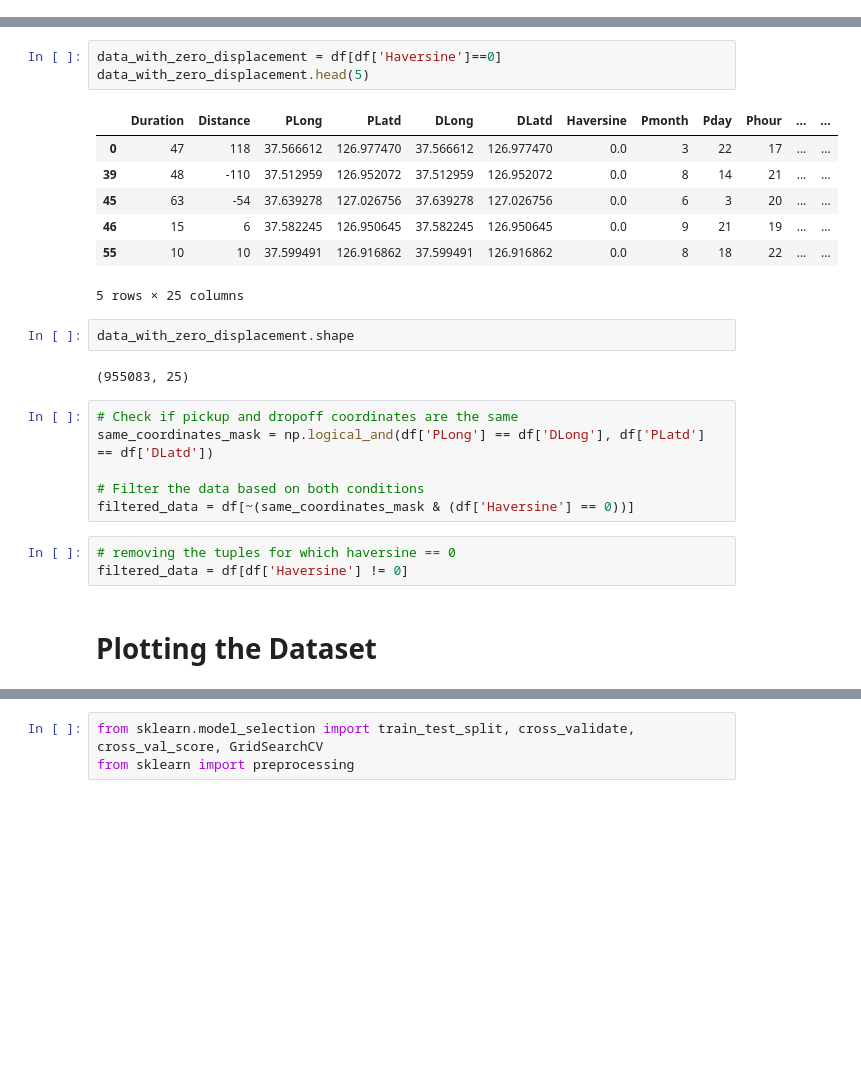
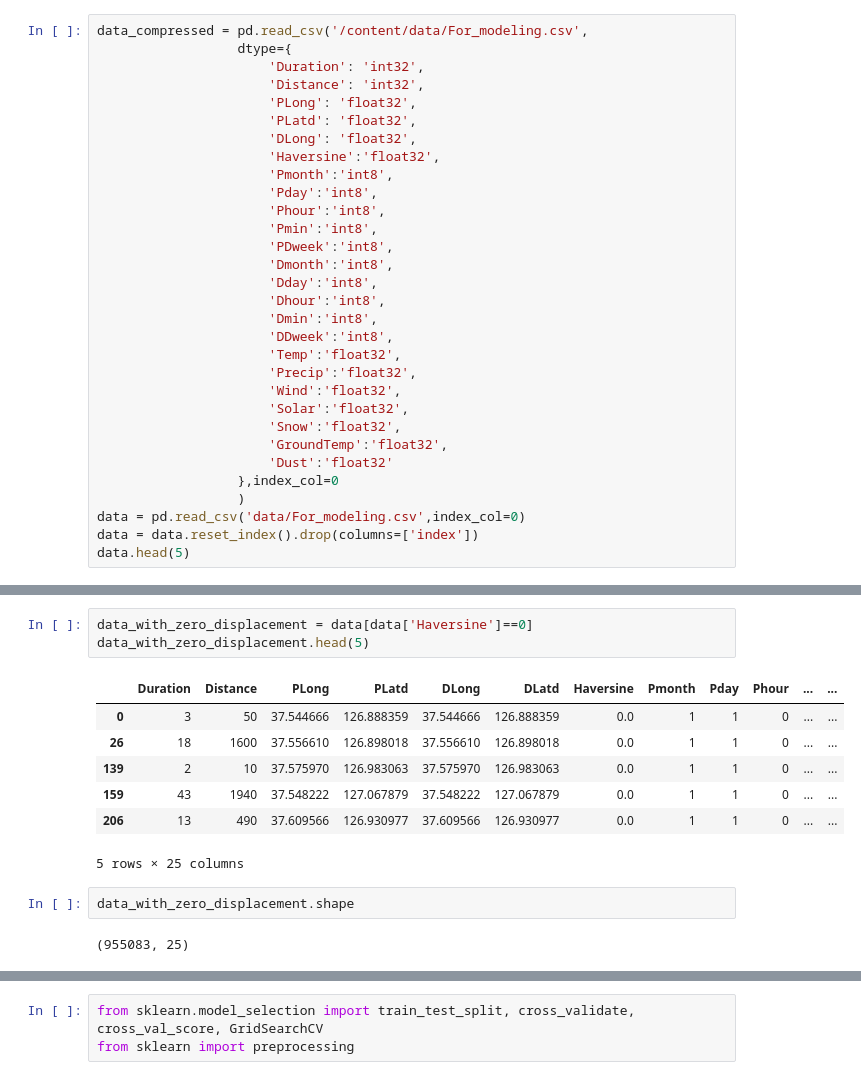
Before and after one commit to dp2292/CP01-Data-Alchemists, a Jupyter notebook: SBT_Graphs_Dhruv.ipynb, the cells around one changed output, grey strips where cells are left out. Cells and saved outputs as stored; diff of their text form; blank space fills up the shorter version.

```diff
--- a/SBT_Graphs_Dhruv.ipynb
+++ b/SBT_Graphs_Dhruv.ipynb
@@ -20,0 +73,31 @@ replace For_modeling.csv? [y]es, [n]o, [A]ll, [N]one, [r]ename:
+# %%
+data_compressed = pd.read_csv('/content/data/For_modeling.csv',
+                  dtype={
+                      'Duration': 'int32',
+                      'Distance': 'int32',
+                      'PLong': 'float32',
+                      'PLatd': 'float32',
+                      'DLong': 'float32',
+                      'Haversine':'float32',
+                      'Pmonth':'int8',
+                      'Pday':'int8',
+                      'Phour':'int8',
+                      'Pmin':'int8',
+                      'PDweek':'int8',
+                      'Dmonth':'int8',
+                      'Dday':'int8',
+                      'Dhour':'int8',
+                      'Dmin':'int8',
+                      'DDweek':'int8',
+                      'Temp':'float32',
+                      'Precip':'float32',
+                      'Wind':'float32',
+                      'Solar':'float32',
+                      'Snow':'float32',
+                      'GroundTemp':'float32',
+                      'Dust':'float32'
+                  },index_col=0
+                  )
+data = pd.read_csv('data/For_modeling.csv',index_col=0)
+data = data.reset_index().drop(columns=['index'])
+data.head(5)
@@ -117,26 +202,15 @@ max    3.040000e+02
 # %%
-data_with_zero_displacement = df[df['Haversine']==0]
+data_with_zero_displacement = data[data['Haversine']==0]
 data_with_zero_displacement.head(5)
 # %% [output]
 |  | Duration | Distance | PLong | PLatd | DLong | DLatd | Haversine | Pmonth | Pday | Phour | ... | ... |
-| 0 | 47 | 118 | 37.566612 | 126.977470 | 37.566612 | 126.977470 | 0.0 | 3 | 22 | 17 | ... | ... |
-| 39 | 48 | -110 | 37.512959 | 126.952072 | 37.512959 | 126.952072 | 0.0 | 8 | 14 | 21 | ... | ... |
-| 45 | 63 | -54 | 37.639278 | 127.026756 | 37.639278 | 127.026756 | 0.0 | 6 | 3 | 20 | ... | ... |
-| 46 | 15 | 6 | 37.582245 | 126.950645 | 37.582245 | 126.950645 | 0.0 | 9 | 21 | 19 | ... | ... |
-| 55 | 10 | 10 | 37.599491 | 126.916862 | 37.599491 | 126.916862 | 0.0 | 8 | 18 | 22 | ... | ... |
+| 0 | 3 | 50 | 37.544666 | 126.888359 | 37.544666 | 126.888359 | 0.0 | 1 | 1 | 0 | ... | ... |
+| 26 | 18 | 1600 | 37.556610 | 126.898018 | 37.556610 | 126.898018 | 0.0 | 1 | 1 | 0 | ... | ... |
+| 139 | 2 | 10 | 37.575970 | 126.983063 | 37.575970 | 126.983063 | 0.0 | 1 | 1 | 0 | ... | ... |
+| 159 | 43 | 1940 | 37.548222 | 127.067879 | 37.548222 | 127.067879 | 0.0 | 1 | 1 | 0 | ... | ... |
+| 206 | 13 | 490 | 37.609566 | 126.930977 | 37.609566 | 126.930977 | 0.0 | 1 | 1 | 0 | ... | ... |
 5 rows × 25 columns
 # %%
 data_with_zero_displacement.shape
 # %% [output]
 (955083, 25)
-# %%
-# Check if pickup and dropoff coordinates are the same
-same_coordinates_mask = np.logical_and(df['PLong'] == df['DLong'], df['PLatd'] == df['DLatd'])
-
-# Filter the data based on both conditions
-filtered_data = df[~(same_coordinates_mask & (df['Haversine'] == 0))]
-# %%
-# removing the tuples for which haversine == 0
-filtered_data = df[df['Haversine'] != 0]
-# %% [markdown]
-# Plotting the Dataset
```
Also changed, not shown: parts of 157 cells of this notebook.
